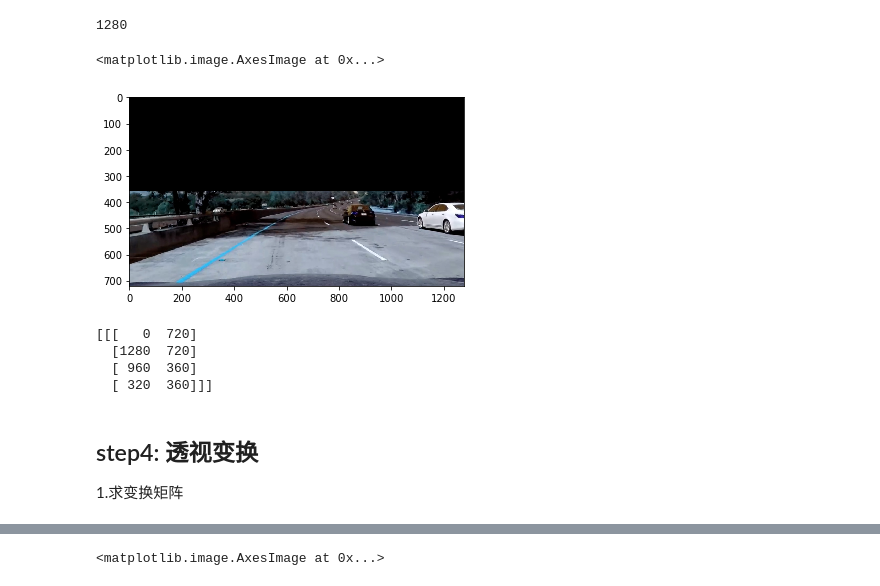
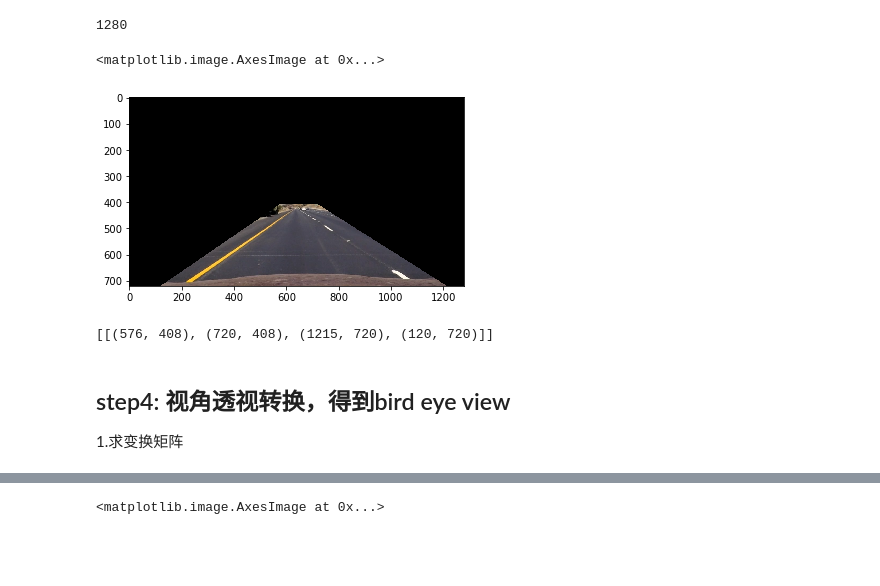
Before and after one commit to luteresa/P2_CarND-Advanced-Lane-Lines, a Jupyter notebook: Advanced_Lane_Finding.ipynb, the cells around one changed output, grey strips where cells are left out. Drawn from its saved outputs; the diff is of its cells as text; code cells hidden in the pictures; blank space fills up the shorter version.

```diff
--- a/Advanced_Lane_Finding.ipynb
+++ b/Advanced_Lane_Finding.ipynb
@@ -157,23 +157,21 @@ def region_of_interest(img, vertices):
 print(img_size[0])
 # %% [output]
 1280
-# %%
-g_vertices = np.array([[(0,img_size[1]),(img_size[0], img_size[1]),((img_size[0]*3)//4, img_size[1]//2), (img_size[0]//4,img_size[1]//2)]], dtype=np.int32)
-g_vertices_dst = np.array([[(0,img_size[1]),(img_size[0], img_size[1]),(img_size[0], img_size[1]//2), (0,img_size[1]//2)]], dtype=np.int32)
-
-masked_edges = region_of_interest(undistorted,g_vertices_dst)
-plt.imshow(masked_edges[::,:-1])
-# %% [output]
-<matplotlib.image.AxesImage at 0x...>
-[figure, removed]
+# %%
+img = cv2.imread('./test_images/straight_lines1.jpg')
+undistorted = cal_undistort(img, g_mtx, g_dist)
+
+g_vertices =[[(576,408),(720,408),(1214,720), (120,720)]]
+masked_edges = region_of_interest(undistorted,np.array(g_vertices,dtype=np.int32))
+plt.imshow(masked_edges[:,:,::-1])
+# %% [output]
+<matplotlib.image.AxesImage at 0x...>
+[figure, added]
 # %%
 print(g_vertices)
 # %% [output]
-[[[   0  720]
-  [1280  720]
-  [ 960  360]
-  [ 320  360]]]
+[[(576, 408), (720, 408), (1215, 720), (120, 720)]]
 # %% [markdown]
-## step4: 透视变换
+## step4: 视角透视转换，得到bird eye view
 
 1.求变换矩阵
```
Also changed, not shown: parts of 34 cells of this notebook, 4 other files.
